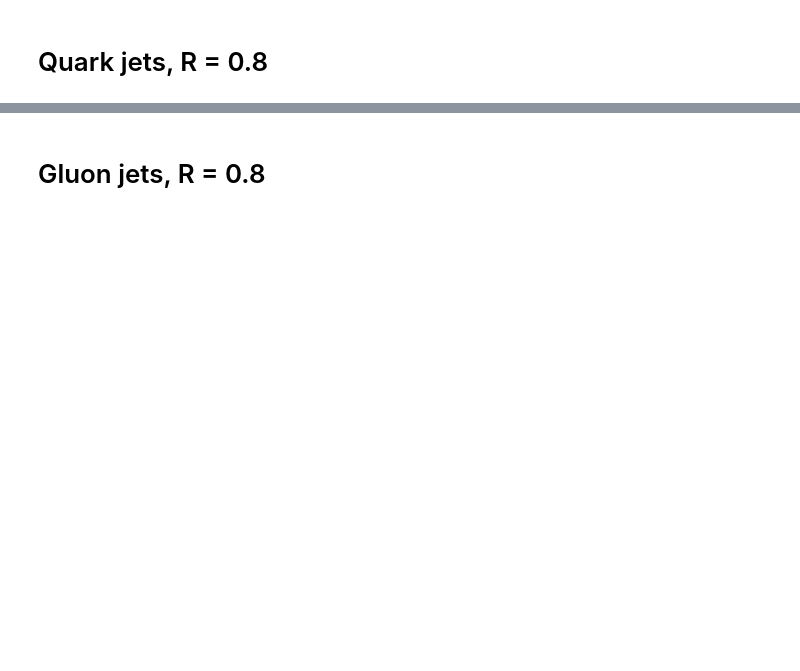
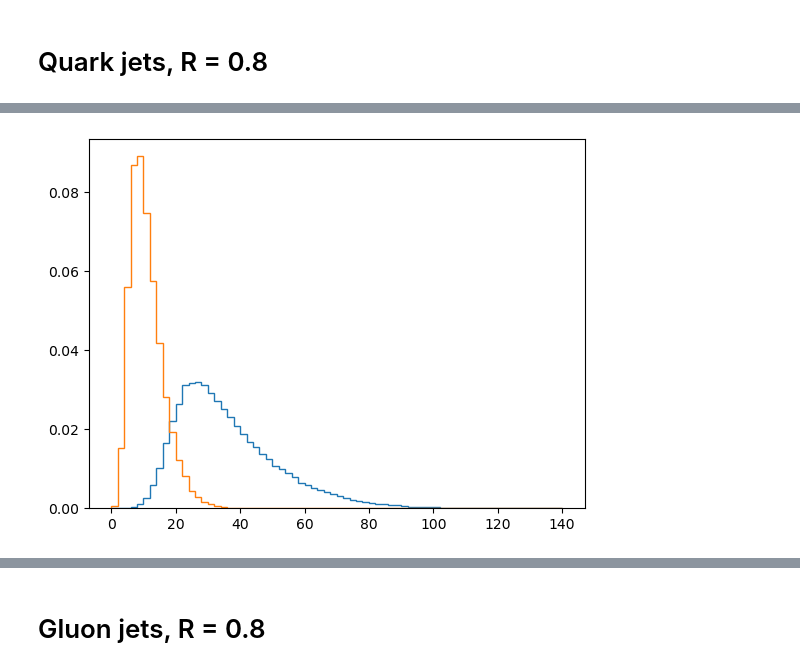
Before and after one commit to SamBT/safeUncalculable, a Jupyter notebook: makePlots.ipynb, the cells around one changed output, grey strips where cells are left out. Drawn from its saved outputs; the diff is of its cells as text; code cells hidden in the pictures; blank space fills up the shorter version.

```diff
--- a/makePlots.ipynb
+++ b/makePlots.ipynb
@@ -30,15 +30,15 @@ To enable them in other operations, rebuild TensorFlow with the appropriate comp
 # %% [markdown]
 # Quark jets, R = 0.8
 # %%
-vars = ['E','eta','phi']
+vars = ['z','eta','phi']
 
-hdata = get_constit_vars('q',vars,hlevel=True,efrac=False)[:100000]
+hdata = get_constit_vars('q',vars,hlevel=True,efrac=False)
 htrain, htest = train_test_split(hdata,train_size=0.5,random_state=rng1)
 htest, hval = train_test_split(htest,train_size=0.5,random_state=rng2)
 
-pdata = get_constit_vars('q',vars,hlevel=False,efrac=False)[:100000]
-ptrain, ptest = train_test_split(pdata,train_size=0.5,random_state=rng3)
-ptest, pval = train_test_split(ptest,train_size=0.5,random_state=rng4)
+pdata = get_constit_vars('q',vars,hlevel=False,efrac=False)
+ptrain, ptest = train_test_split(pdata,train_size=0.5,random_state=rng1)
+ptest, pval = train_test_split(ptest,train_size=0.5,random_state=rng2)
 
 del hdata, pdata, htrain, hval, ptrain, pval
 
@@ -141,0 +235,7 @@ plt.plot(x,x,linestyle='--',color='red',linewidth=2)
+# %%
+plt.figure()
+bins = np.arange(0,142,2)
+h1,bins,_ = plt.hist(hmult,bins=bins,histtype='step',density=True)
+h1,bins,_ = plt.hist(pmult,bins=bins,histtype='step',density=True)
+# %% [output]
+[figure, added]
```
Also changed, not shown: parts of 37 cells of this notebook, 2 other files.
